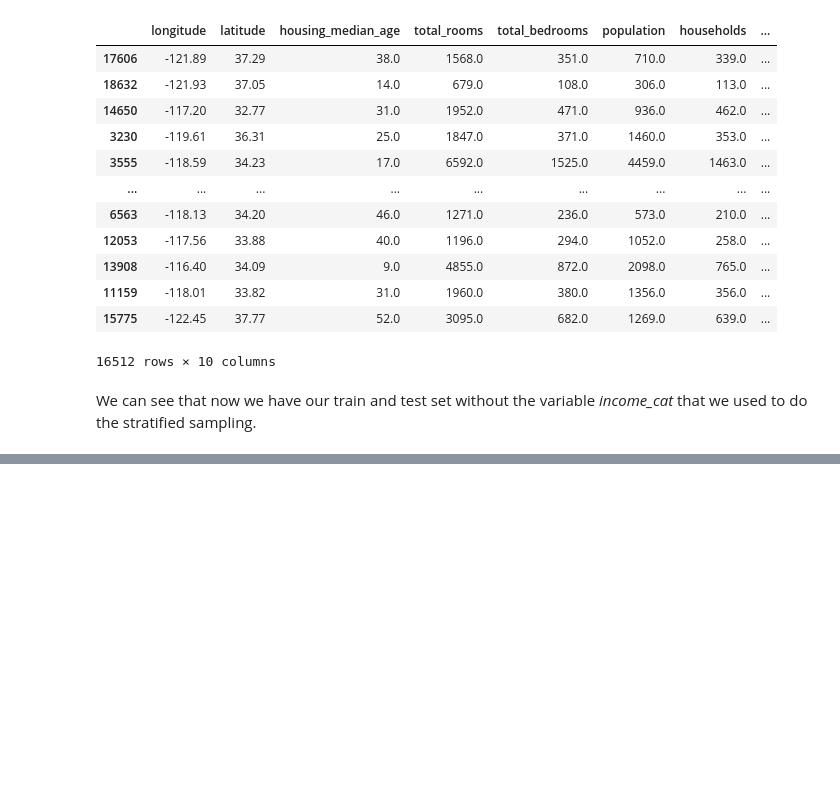
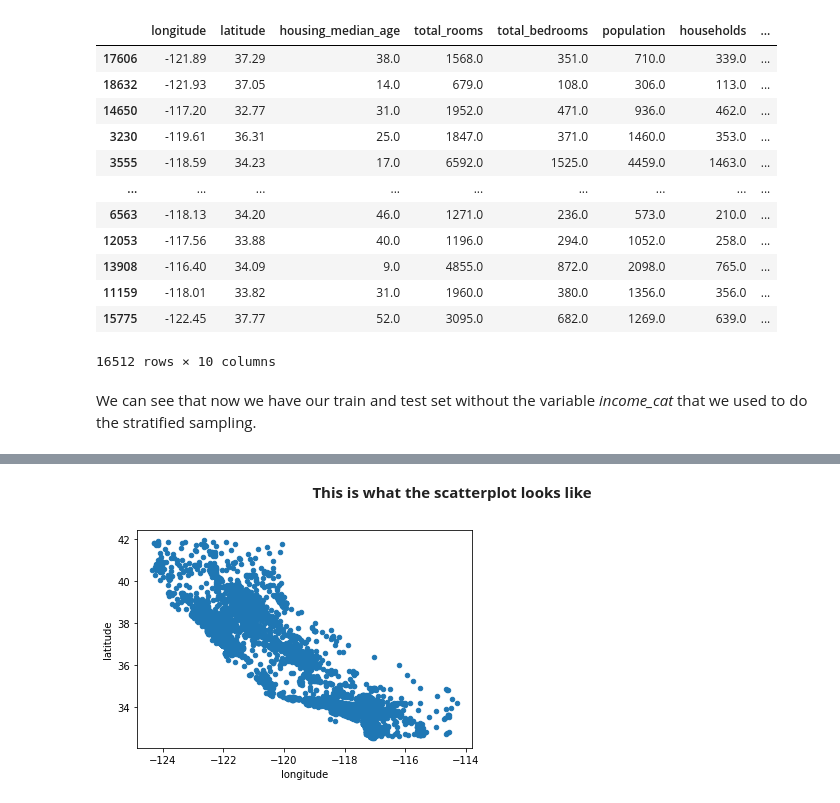
Before and after one commit to faresalouf/Machine_Learning, a Jupyter notebook: 1_Get_Started.ipynb, the cells around one changed output, grey strips where cells are left out. Drawn from its saved outputs; the diff is of its cells as text; code cells hidden in the pictures; blank space fills up the shorter version.

```diff
--- a/1_Get_Started.ipynb
+++ b/1_Get_Started.ipynb
@@ -254,0 +269,2 @@ We can see that now we have our train and test set without the variable *income_
+# %%
+df = strat_train_set.copy()
@@ -254,0 +297,7 @@ We can see that now we have our train and test set without the variable *income_
+# %% [markdown]
+<center><b>This is what the scatterplot looks like<b/><center/>
+# %%
+df.plot(kind = 'scatter', x = 'longitude', y = 'latitude')
+plt.show()
+# %% [output]
+[figure, added]
```
Also changed, not shown: parts of 25 cells of this notebook.
